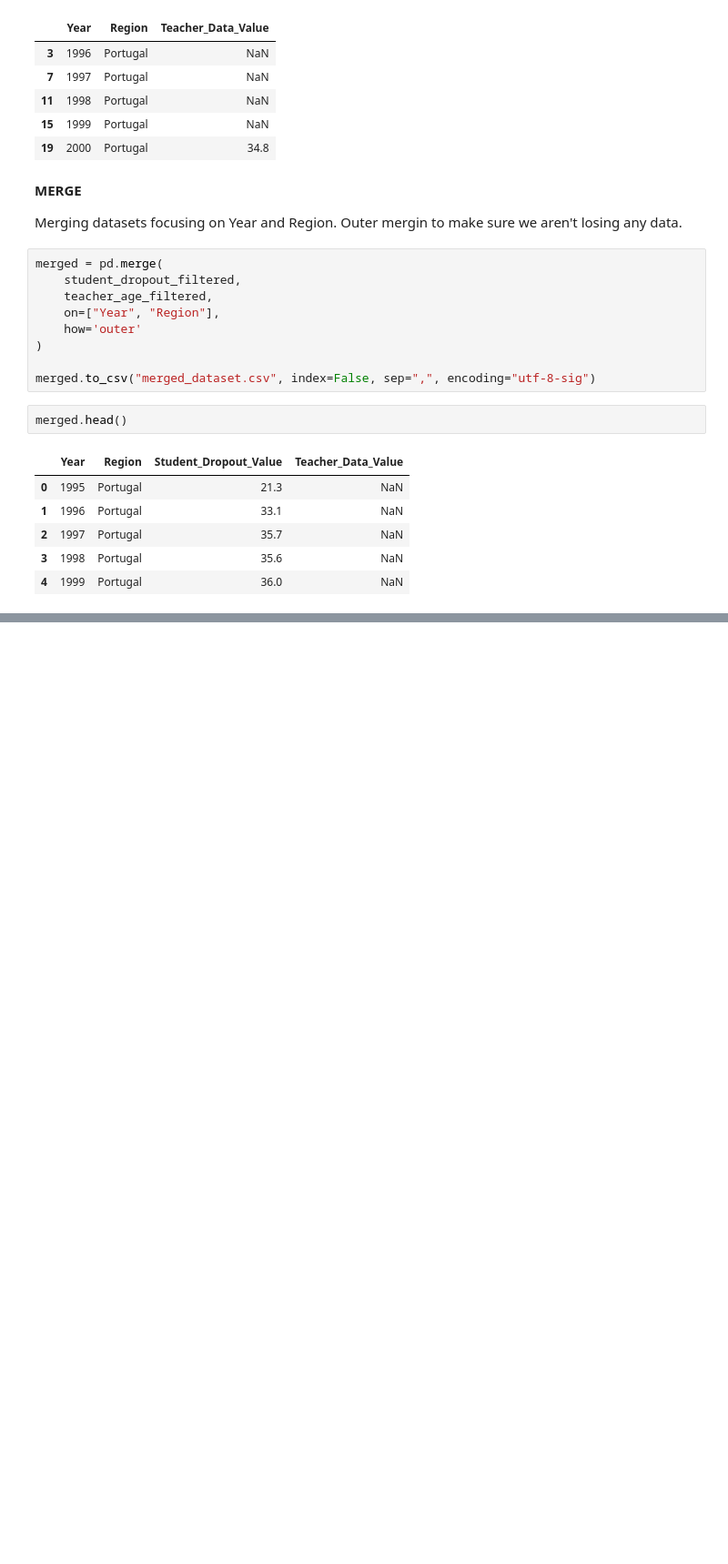
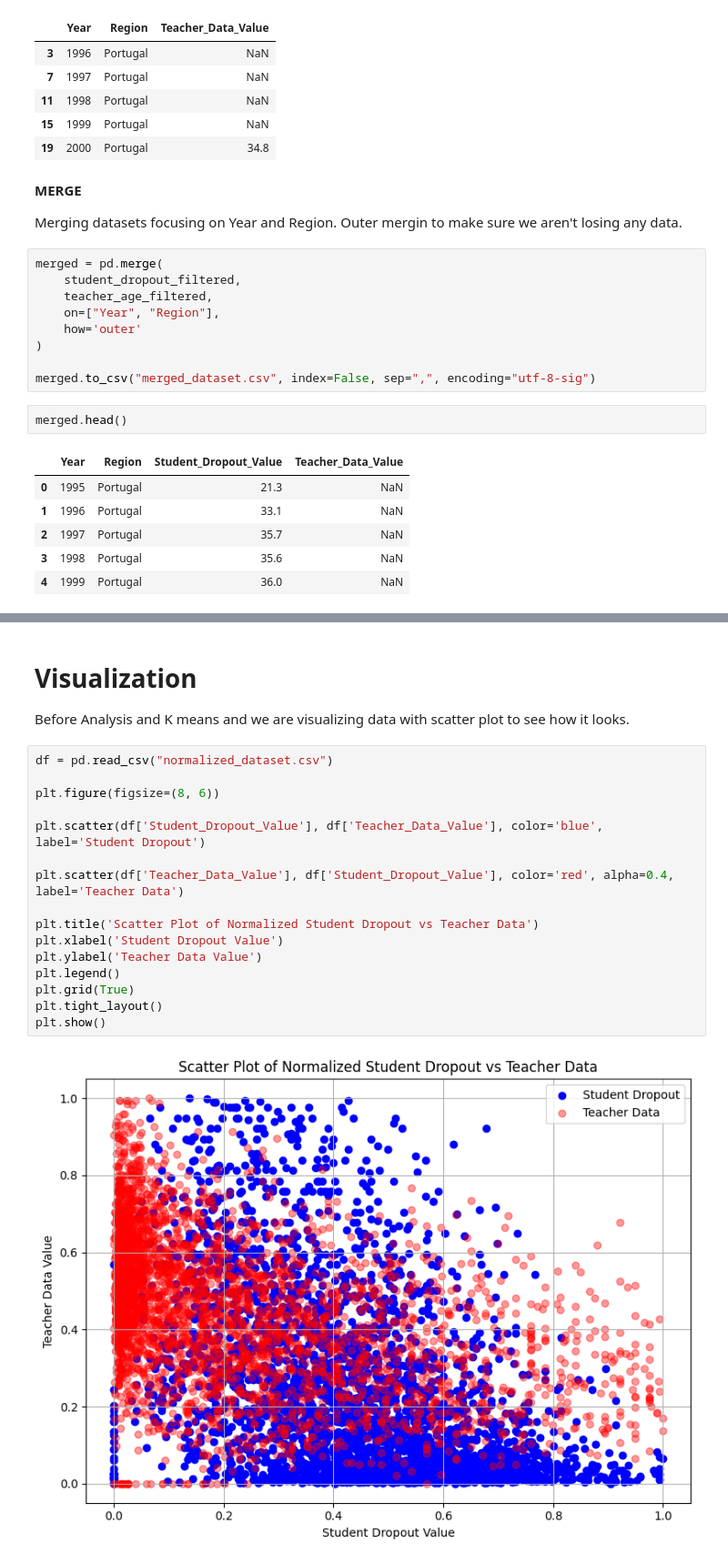
Before and after one commit to MrAliBulut/AI_TRABALHO, a Jupyter notebook: inspection.ipynb, the cells around one changed output, grey strips where cells are left out. Shown: that part at 91% size. Cells and saved outputs as stored; diff of their text form; blank space fills up the shorter version.

```diff
--- a/inspection.ipynb
+++ b/inspection.ipynb
@@ -105,0 +166,22 @@ merged.head()
+# %% [markdown]
+# Visualization
+
+Before Analysis and K means and  we are visualizing data with scatter plot to see how it looks.
+# %%
+df = pd.read_csv("normalized_dataset.csv")
+
+plt.figure(figsize=(8, 6))
+
+plt.scatter(df['Student_Dropout_Value'], df['Teacher_Data_Value'], color='blue', label='Student Dropout')
+
+plt.scatter(df['Teacher_Data_Value'], df['Student_Dropout_Value'], color='red', alpha=0.4, label='Teacher Data')
+
+plt.title('Scatter Plot of Normalized Student Dropout vs Teacher Data')
+plt.xlabel('Student Dropout Value')
+plt.ylabel('Teacher Data Value')
+plt.legend()
+plt.grid(True)
+plt.tight_layout()
+plt.show()
+# %% [output]
+[figure, added]
```
Also changed, not shown: parts of 9 cells of this notebook, 2 other files.
